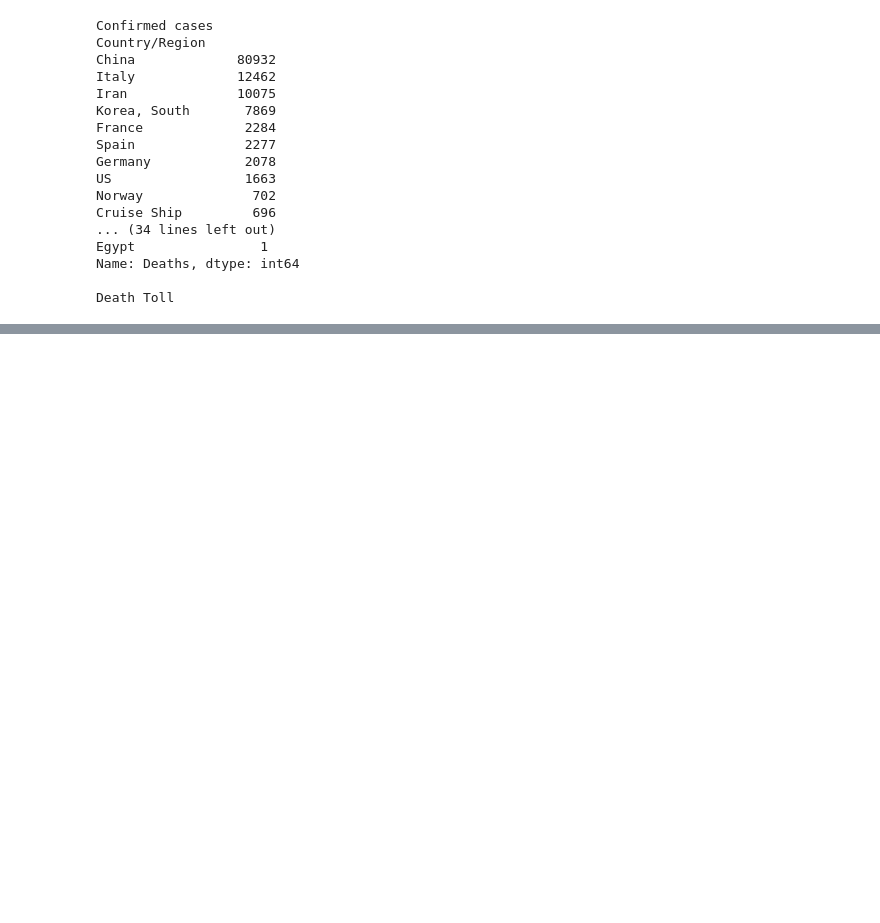
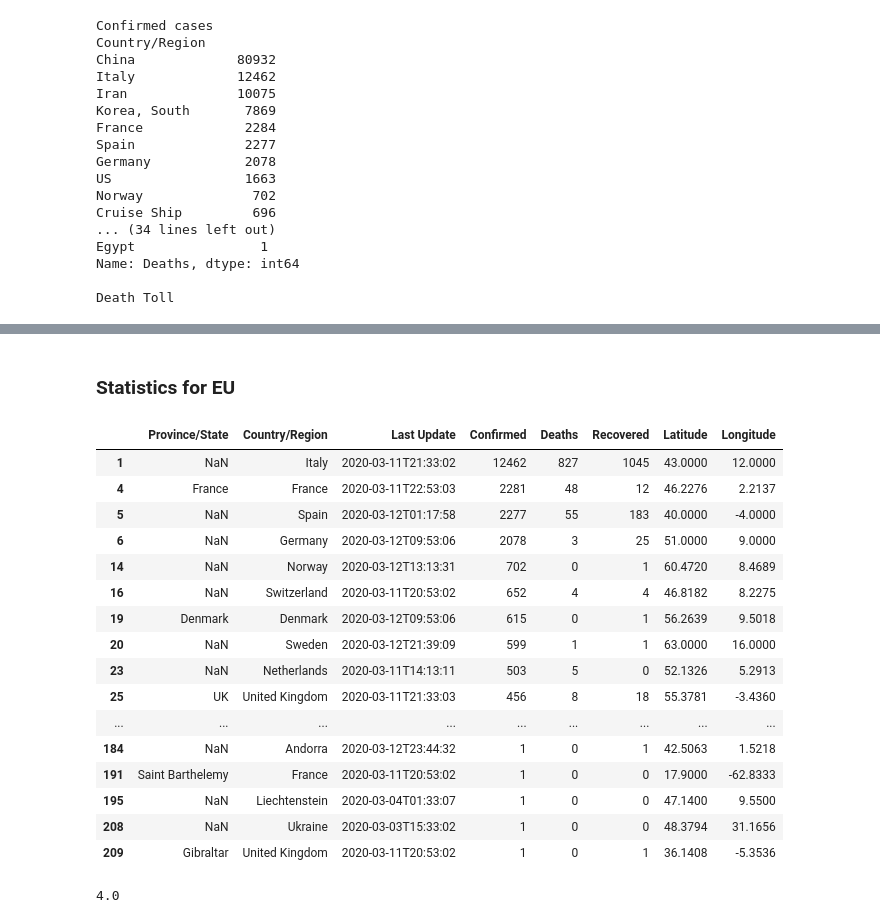
Before and after one commit to mpruna/COVID-19_Interactive, a Jupyter notebook: covid-19.ipynb, the cells around one changed output, grey strips where cells are left out. Saved outputs shown, nothing was run; the diff lists cells and outputs as text; code cells hidden in the pictures; blank space fills up the shorter version.

Commit message:
covid v1 first color map/needs a fix

```diff
--- a/covid-19.ipynb
+++ b/covid-19.ipynb
@@ -148,3 +146,29 @@ px.bar(confirmed_top15,confirmed_top15.values,confirmed_top15.index,orientation=
 px.bar(deaths_top15,deaths_top15.values,deaths_top15.index,orientation='h')
 # %% [output]
 [interactive output not drawn]
+# %% [markdown]
+### Statistics for EU
+# %%
+cc_map=pd.read_csv("/home/Github/COVID-19_Interactive/COVID-19/Countries-Continents.csv")
+eu_c=cc_map[cc_map['Continent']=="Europe"]['Country'].tolist()
+eu_c=today_df[today_df['Country/Region'].isin(eu_c)]
+# %%
+eu_c
+# %% [output]
+|  | Province/State | Country/Region | Last Update | Confirmed | Deaths | Recovered | Latitude | Longitude |
+| 1 | NaN | Italy | 2020-03-11T21:33:02 | 12462 | 827 | 1045 | 43.0000 | 12.0000 |
+| 4 | France | France | 2020-03-11T22:53:03 | 2281 | 48 | 12 | 46.2276 | 2.2137 |
+| 5 | NaN | Spain | 2020-03-12T01:17:58 | 2277 | 55 | 183 | 40.0000 | -4.0000 |
+| 6 | NaN | Germany | 2020-03-12T09:53:06 | 2078 | 3 | 25 | 51.0000 | 9.0000 |
+| 14 | NaN | Norway | 2020-03-12T13:13:31 | 702 | 0 | 1 | 60.4720 | 8.4689 |
+| 16 | NaN | Switzerland | 2020-03-11T20:53:02 | 652 | 4 | 4 | 46.8182 | 8.2275 |
+| 19 | Denmark | Denmark | 2020-03-12T09:53:06 | 615 | 0 | 1 | 56.2639 | 9.5018 |
+| 20 | NaN | Sweden | 2020-03-12T21:39:09 | 599 | 1 | 1 | 63.0000 | 16.0000 |
+| 23 | NaN | Netherlands | 2020-03-11T14:13:11 | 503 | 5 | 0 | 52.1326 | 5.2913 |
+| 25 | UK | United Kingdom | 2020-03-11T21:33:03 | 456 | 8 | 18 | 55.3781 | -3.4360 |
+| ... | ... | ... | ... | ... | ... | ... | ... | ... |
+| 184 | NaN | Andorra | 2020-03-12T23:44:32 | 1 | 0 | 1 | 42.5063 | 1.5218 |
+| 191 | Saint Barthelemy | France | 2020-03-11T20:53:02 | 1 | 0 | 0 | 17.9000 | -62.8333 |
+| 195 | NaN | Liechtenstein | 2020-03-04T01:33:07 | 1 | 0 | 0 | 47.1400 | 9.5500 |
+| 208 | NaN | Ukraine | 2020-03-03T15:33:02 | 1 | 0 | 0 | 48.3794 | 31.1656 |
+| 209 | Gibraltar | United Kingdom | 2020-03-11T20:53:02 | 1 | 0 | 1 | 36.1408 | -5.3536 |
@@ -150,0 +179,4 @@ px.bar(deaths_top15,deaths_top15.values,deaths_top15.index,orientation='h')
+# %%
+round(eu_deaths*100/eu_cases)
+# %% [output]
+4.0
```
Also changed, not shown: parts of 12 cells of this notebook, 1 other file.
